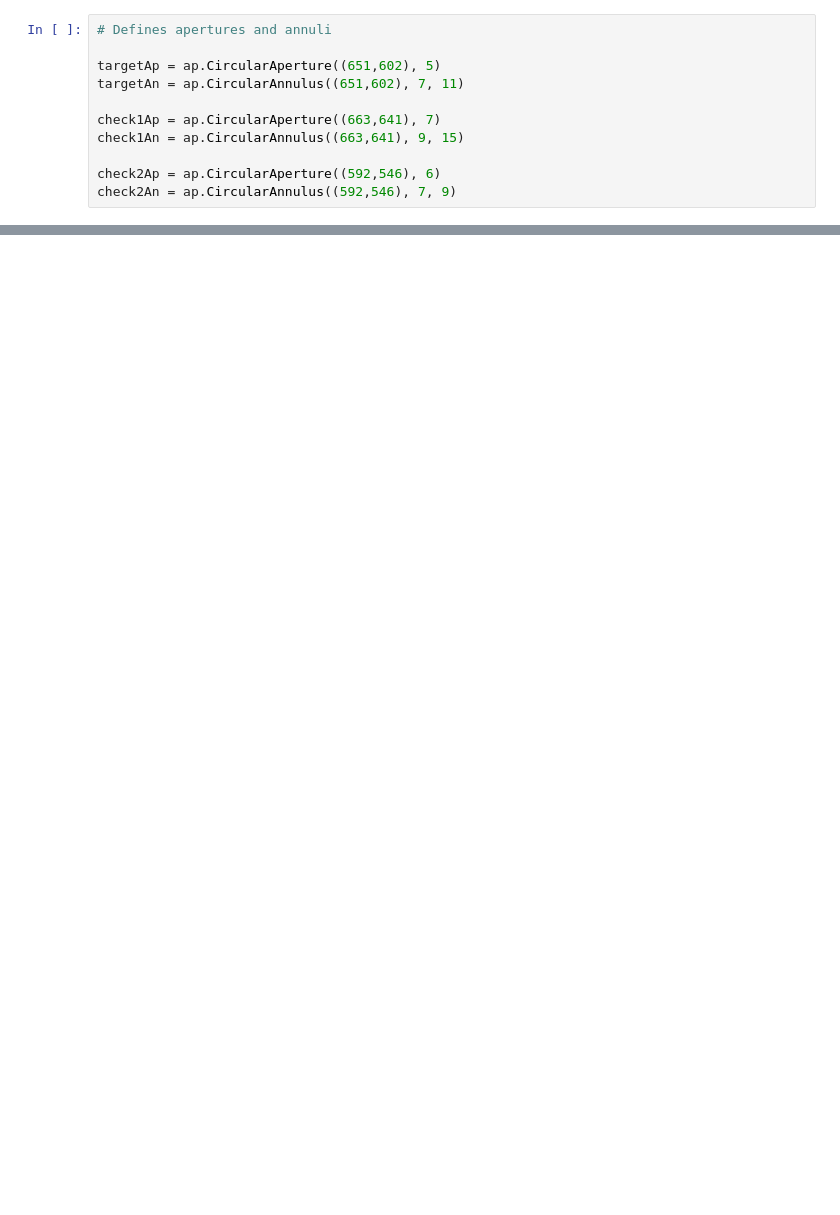
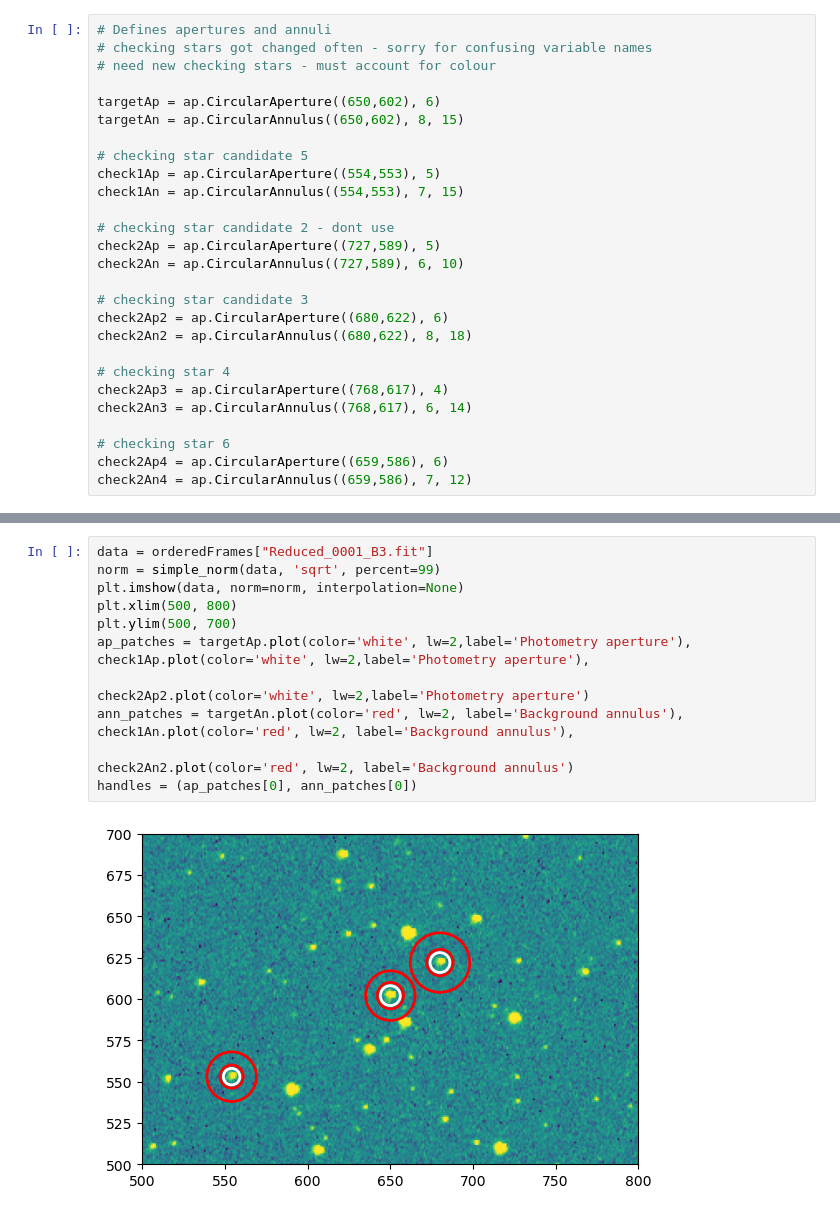
Before and after one commit to MartinPucovsky/OA-Project, a Jupyter notebook: TargetPhotometryNormalization.ipynb, the cells around one changed output, grey strips where cells are left out. Drawn from its saved outputs; the diff is of its cells as text; blank space fills up the shorter version.

```diff
--- a/TargetPhotometryNormalization.ipynb
+++ b/TargetPhotometryNormalization.ipynb
@@ -25,15 +29,31 @@ for f in pathObj.iterdir():
 orderedFrames = dict(sorted(frames.items()))
 # %%
 # Defines apertures and annuli
+# checking stars got changed often - sorry for confusing variable names
+# need new checking stars - must account for colour
 
-targetAp = ap.CircularAperture((651,602), 5)
-targetAn = ap.CircularAnnulus((651,602), 7, 11)
+targetAp = ap.CircularAperture((650,602), 6)
+targetAn = ap.CircularAnnulus((650,602), 8, 15)
 
-check1Ap = ap.CircularAperture((663,641), 7)
-check1An = ap.CircularAnnulus((663,641), 9, 15)
+# checking star candidate 5
+check1Ap = ap.CircularAperture((554,553), 5)
+check1An = ap.CircularAnnulus((554,553), 7, 15)
 
-check2Ap = ap.CircularAperture((592,546), 6)
-check2An = ap.CircularAnnulus((592,546), 7, 9)
+# checking star candidate 2 - dont use
+check2Ap = ap.CircularAperture((727,589), 5)
+check2An = ap.CircularAnnulus((727,589), 6, 10)
+
+# checking star candidate 3
+check2Ap2 = ap.CircularAperture((680,622), 6)
+check2An2 = ap.CircularAnnulus((680,622), 8, 18)
+
+# checking star 4
+check2Ap3 = ap.CircularAperture((768,617), 4)
+check2An3 = ap.CircularAnnulus((768,617), 6, 14)
+
+# checking star 6
+check2Ap4 = ap.CircularAperture((659,586), 6)
+check2An4 = ap.CircularAnnulus((659,586), 7, 12)
 # %%
 # Finds counts for each star
 
@@ -78,0 +166,17 @@ for file in orderedFrames:
+# %%
+data = orderedFrames["Reduced_0001_B3.fit"]
+norm = simple_norm(data, 'sqrt', percent=99)
+plt.imshow(data, norm=norm, interpolation=None)
+plt.xlim(500, 800)
+plt.ylim(500, 700)
+ap_patches = targetAp.plot(color='white', lw=2,label='Photometry aperture'),
+check1Ap.plot(color='white', lw=2,label='Photometry aperture'),
+
+check2Ap2.plot(color='white', lw=2,label='Photometry aperture')
+ann_patches = targetAn.plot(color='red', lw=2, label='Background annulus'),
+check1An.plot(color='red', lw=2, label='Background annulus'),
+
+check2An2.plot(color='red', lw=2, label='Background annulus')
+handles = (ap_patches[0], ann_patches[0])
+# %% [output]
+[figure, added]
```
Also changed, not shown: parts of 17 cells of this notebook.
